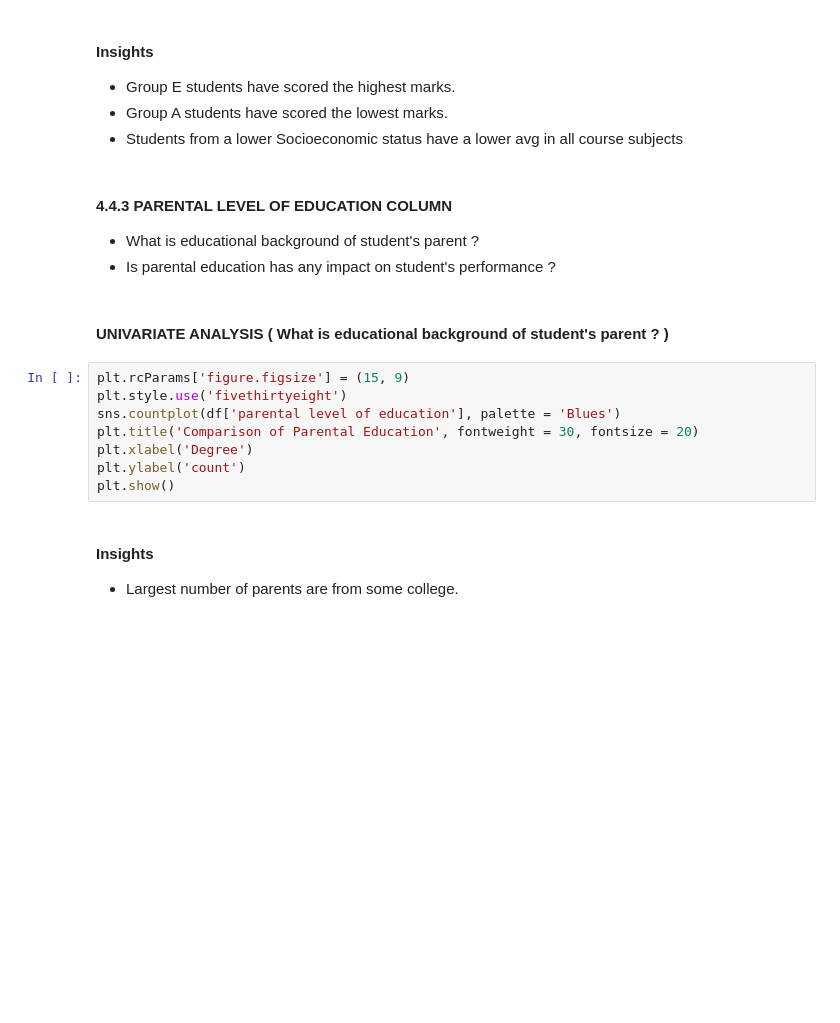
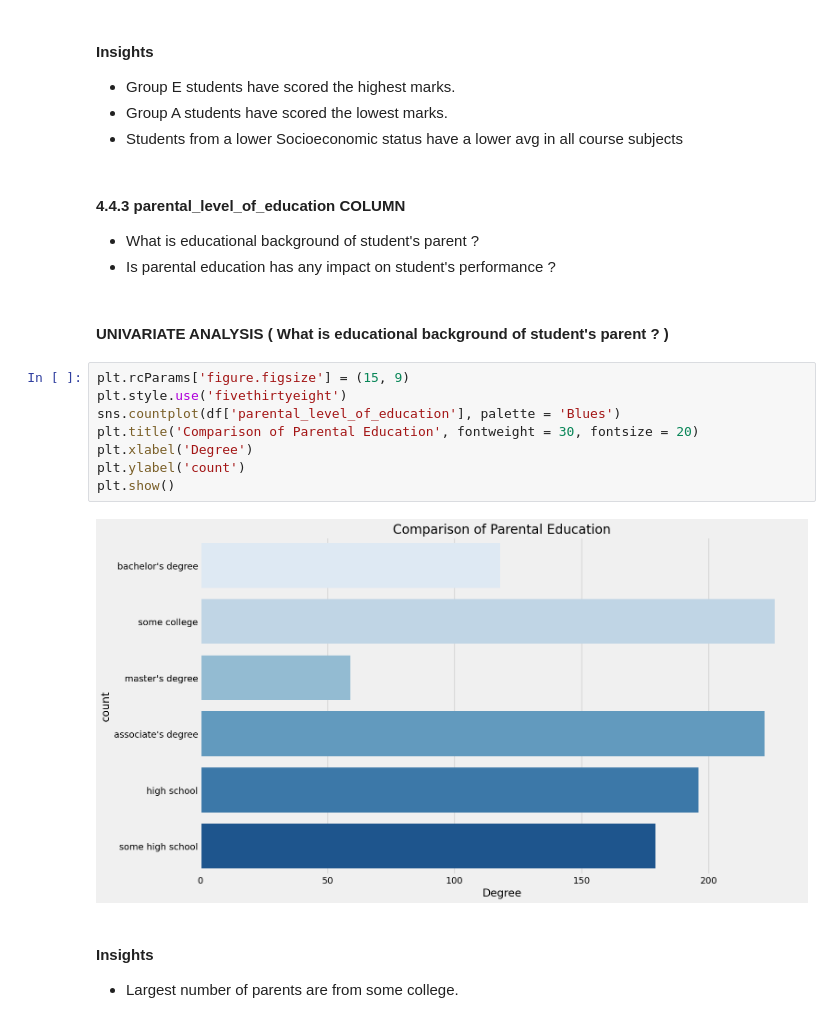
Before and after one commit to KHERCHOUCHE-ANOUAR/mlproject, a Jupyter notebook: notebook/1 . EDA STUDENT PERFORMANCE .ipynb, the cells around one changed output. Drawn from its saved outputs; the diff is of its cells as text; blank space fills up the shorter version.

```diff
--- a/notebook/1 . EDA STUDENT PERFORMANCE .ipynb
+++ b/notebook/1 . EDA STUDENT PERFORMANCE .ipynb
@@ -518,7 +506,7 @@ for container in ax[2].containers:
 - Group A students have scored the lowest marks.
 - Students from a lower Socioeconomic status have a lower avg in all course subjects
 # %% [markdown]
-#### 4.4.3 PARENTAL LEVEL OF EDUCATION COLUMN
+#### 4.4.3 parental_level_of_education COLUMN
 - What is educational background of student's parent ?
 - Is parental education has any impact on student's performance ?
 # %% [markdown]
@@ -526,11 +514,13 @@ for container in ax[2].containers:
 # %%
 plt.rcParams['figure.figsize'] = (15, 9)
 plt.style.use('fivethirtyeight')
-sns.countplot(df['parental level of education'], palette = 'Blues')
+sns.countplot(df['parental_level_of_education'], palette = 'Blues')
 plt.title('Comparison of Parental Education', fontweight = 30, fontsize = 20)
 plt.xlabel('Degree')
 plt.ylabel('count')
 plt.show()
+# %% [output]
+[figure, added]
 # %% [markdown]
 #### Insights
 - Largest number of parents are from some college.
```
Also changed, not shown: parts of 11 cells of this notebook, 2 other files.
